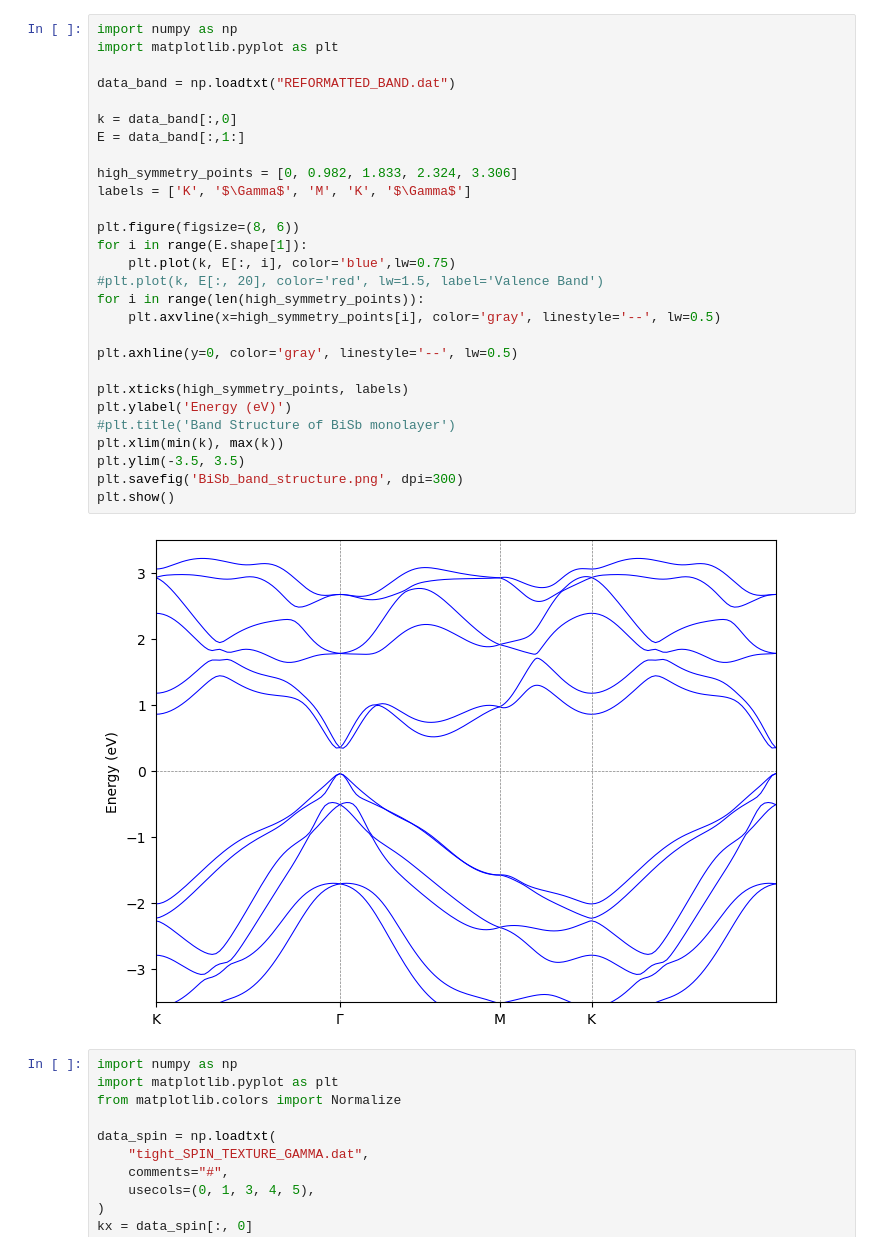
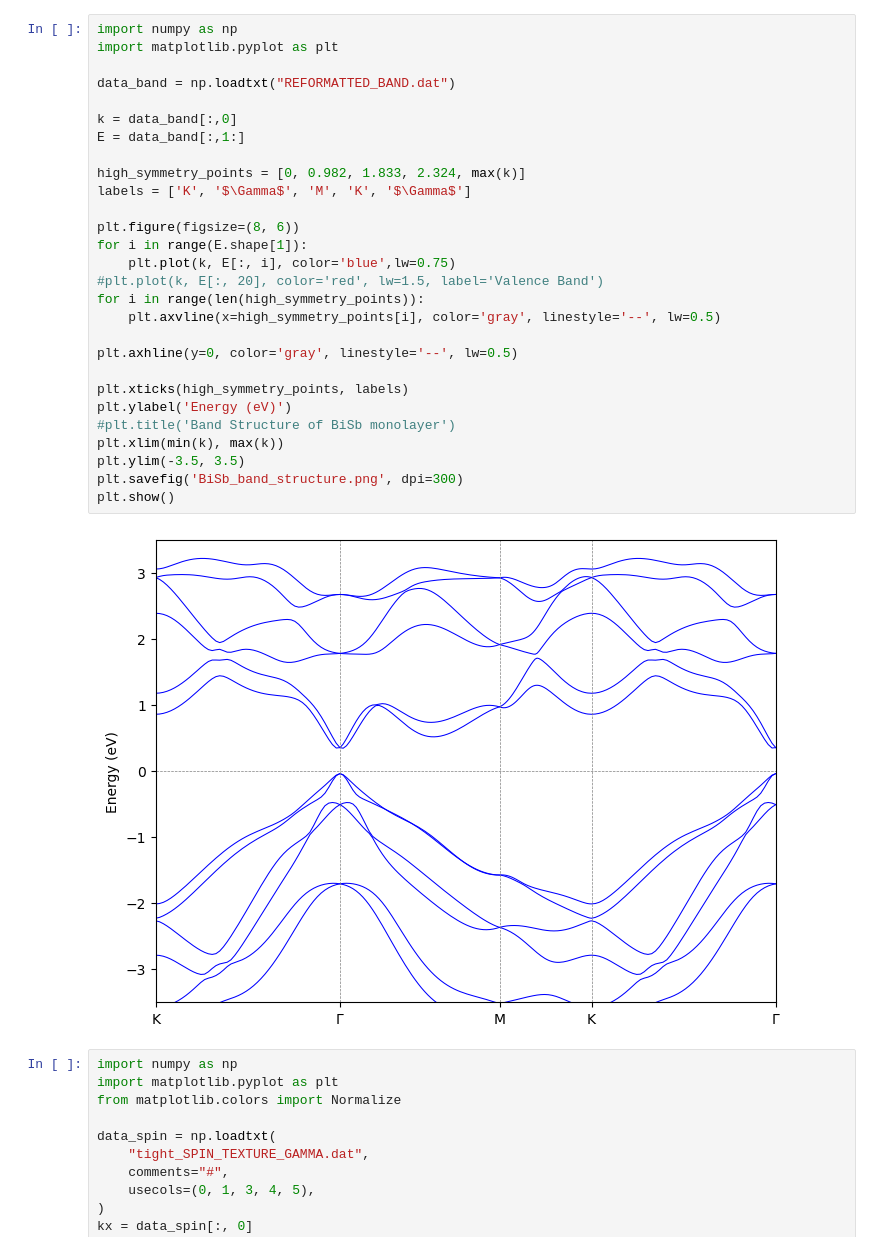
Before and after one commit to Lactuka/Thesis, a Jupyter notebook: bisb-unitcell-bsc/unitcell.ipynb, the cells around one changed output. Cells and saved outputs as stored; diff of their text form.

```diff
--- a/bisb-unitcell-bsc/unitcell.ipynb
+++ b/bisb-unitcell-bsc/unitcell.ipynb
@@ -1,33 +1,33 @@
 # %%
 import numpy as np
 import matplotlib.pyplot as plt
 
 data_band = np.loadtxt("REFORMATTED_BAND.dat")
 
 k = data_band[:,0]
 E = data_band[:,1:]
 
-high_symmetry_points = [0, 0.982, 1.833, 2.324, 3.306]
+high_symmetry_points = [0, 0.982, 1.833, 2.324, max(k)]
 labels = ['K', '$\Gamma$', 'M', 'K', '$\Gamma$']
 
 plt.figure(figsize=(8, 6))
 for i in range(E.shape[1]):
     plt.plot(k, E[:, i], color='blue',lw=0.75)
 #plt.plot(k, E[:, 20], color='red', lw=1.5, label='Valence Band')
 for i in range(len(high_symmetry_points)):
     plt.axvline(x=high_symmetry_points[i], color='gray', linestyle='--', lw=0.5)
 
 plt.axhline(y=0, color='gray', linestyle='--', lw=0.5)
 
 plt.xticks(high_symmetry_points, labels)
 plt.ylabel('Energy (eV)')
 #plt.title('Band Structure of BiSb monolayer')
 plt.xlim(min(k), max(k))
 plt.ylim(-3.5, 3.5)
 plt.savefig('BiSb_band_structure.png', dpi=300)
 plt.show()
 # %% [output]
-[figure, old version]
+[figure, new version]
 # %%
 import numpy as np
 import matplotlib.pyplot as plt
```
Also changed, not shown: 7 other files.
